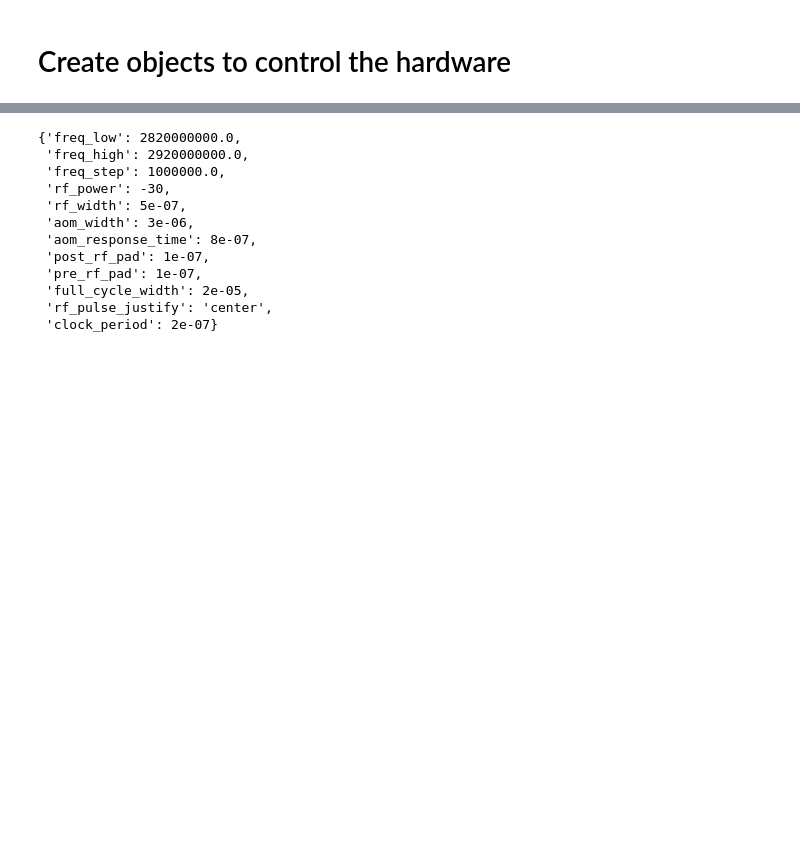
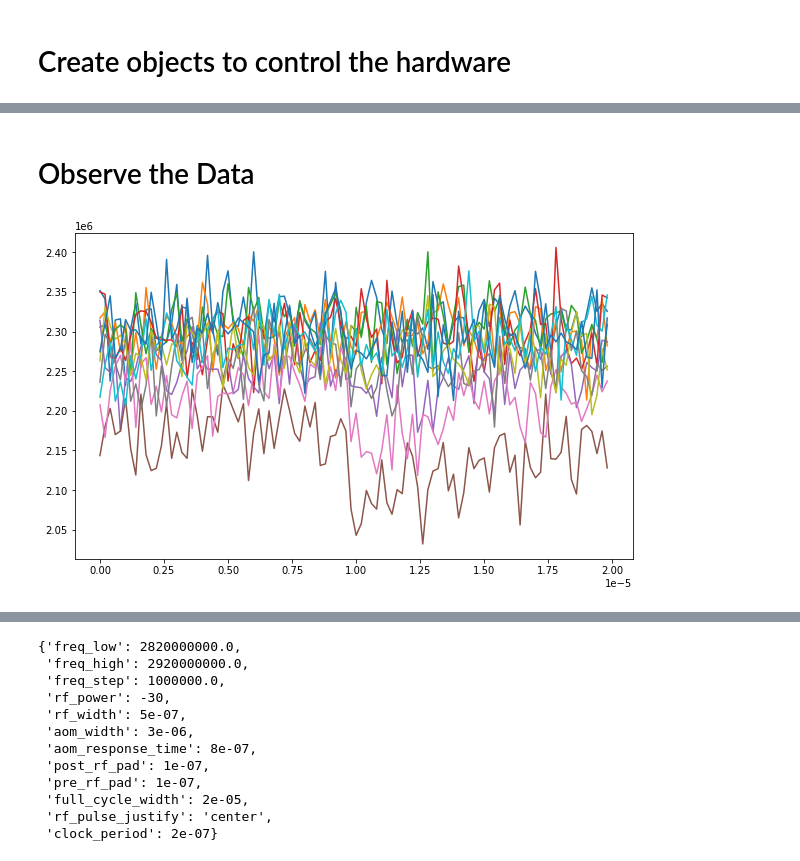
Before and after one commit to qt3uw/qt3-utils, a Jupyter notebook: examples/default_podmr.ipynb, the cells around one changed output, grey strips where cells are left out. Saved outputs shown, nothing was run; the diff lists cells and outputs as text; code cells hidden in the pictures; blank space fills up the shorter version.

```diff
--- a/examples/default_podmr.ipynb
+++ b/examples/default_podmr.ipynb
@@ -31,0 +34,5 @@ nidaq_config = qt3utils.nidaq.EdgeCounter('Dev1')
+# %%
+experiment = qt3utils.experiments.podmr.PulsedODMR(pulser, rfsynth, nidaq_config,
+                                                   photon_counter_nidaq_terminal = 'PFI0',
+                                                   clock_nidaq_terminal = 'PFI12',
+                                                   rf_width = .5e-6, rf_power = -10)
@@ -31,0 +54,4 @@ nidaq_config = qt3utils.nidaq.EdgeCounter('Dev1')
+# %%
+experiment.rf_pulse_justify = 'start_center' #options are left, center, right, start_center
+# %%
+scan_data = experiment.run(N_cycles=10000)
@@ -31,0 +76,16 @@ nidaq_config = qt3utils.nidaq.EdgeCounter('Dev1')
+# %% [markdown]
+# Observe the Data
+# %%
+def plot_trace(trace, N_cycles=1, clock_rate=1, label = None):
+    plt.plot(np.arange(len(trace)) / clock_rate, trace/N_cycles * clock_rate, label = label)
+# %%
+fig, ax = plt.subplots(figsize=(10,6))
+
+for scan in scan_data[::10]:
+
+    plot_trace(scan[1], experiment.N_cycles, clock_rate = 1./experiment.clock_period, label = scan[0])
+
+# for freq in list(combined_scans.keys())[::5]:
+#     plot_trace(combined_scans[freq], cwodmr.N_cycles, clock_rate = 1./cwodmr.clock_period)
+# %% [output]
+[figure, added]
```
Also changed, not shown: parts of 18 cells of this notebook, 2 other files.
